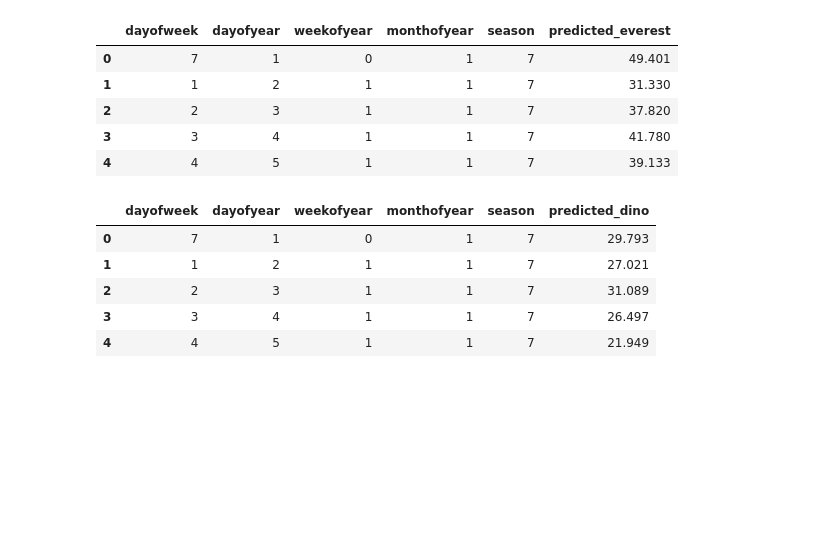
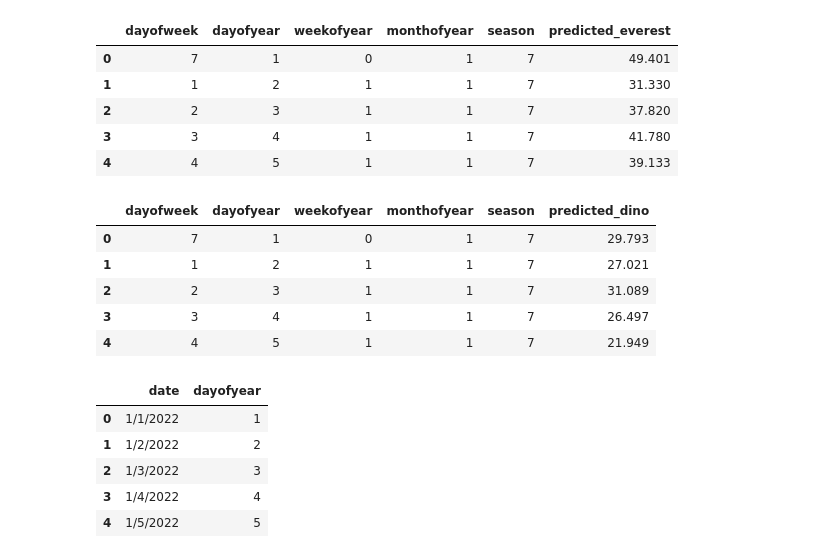
Before and after one commit to lmm9/FinalProject_Disney, a Jupyter notebook: combine_MLpredictions.ipynb, the cells around one changed output. Cells and saved outputs as stored; diff of their text form; code cells hidden in the pictures; blank space fills up the shorter version.

```diff
--- a/combine_MLpredictions.ipynb
+++ b/combine_MLpredictions.ipynb
@@ -33,6 +33,16 @@ dinoML_df.head()
 | 2 | 2 | 3 | 1 | 1 | 7 | 31.089 |
 | 3 | 3 | 4 | 1 | 1 | 7 | 26.497 |
 | 4 | 4 | 5 | 1 | 1 | 7 | 21.949 |
+# %%
+date_df = pd.read_csv(os.path.join("data/date.csv"))
+date_df.head()
+# %% [output]
+|  | date | dayofyear |
+| 0 | 1/1/2022 | 1 |
+| 1 | 1/2/2022 | 2 |
+| 2 | 1/3/2022 | 3 |
+| 3 | 1/4/2022 | 4 |
+| 4 | 1/5/2022 | 5 |
 # %%
 # Merge two dataframes using an inner join
 combined_MLpredictions_df = pd.merge(safariML_df, everestML_df, on="dayofyear")
```
Also changed, not shown: parts of 4 cells of this notebook, 6 other files.
